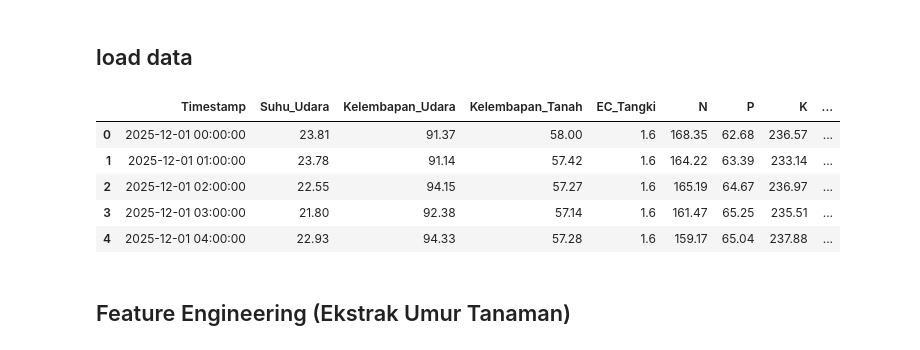
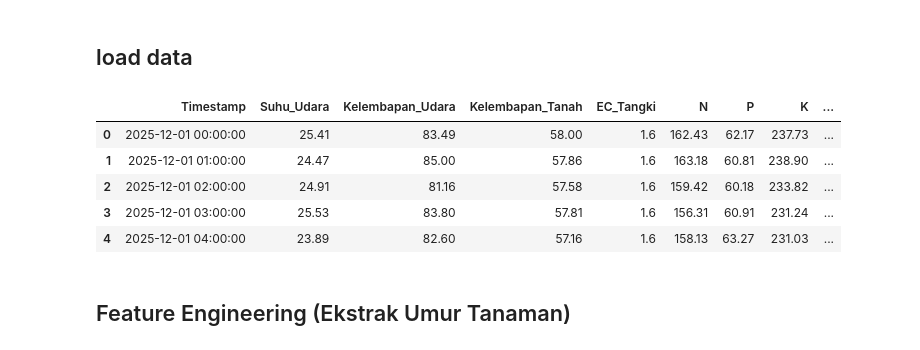
Before and after one commit to deevaz/precision_farming_adaptif, a Jupyter notebook: model1_target_ec.ipynb, the cells around one changed output. Saved outputs shown, nothing was run; the diff lists cells and outputs as text; code cells hidden in the pictures.

```diff
--- a/model1_target_ec.ipynb
+++ b/model1_target_ec.ipynb
@@ -13,18 +13,18 @@ import seaborn as sns
 # %% [markdown]
 ## load data
 # %%
-df = pd.read_csv('dataset/dataset_paprika_batu_scheduled_with_target.csv')
+df = pd.read_csv('dataset/dataset_paprika_ec.csv')
 
 df['Timestamp'] = pd.to_datetime(df['Timestamp'])
 
 df.head()
 # %% [output]
 |  | Timestamp | Suhu_Udara | Kelembapan_Udara | Kelembapan_Tanah | EC_Tangki | N | P | K | ... |
-| 0 | 2025-12-01 00:00:00 | 23.81 | 91.37 | 58.00 | 1.6 | 168.35 | 62.68 | 236.57 | ... |
-| 1 | 2025-12-01 01:00:00 | 23.78 | 91.14 | 57.42 | 1.6 | 164.22 | 63.39 | 233.14 | ... |
-| 2 | 2025-12-01 02:00:00 | 22.55 | 94.15 | 57.27 | 1.6 | 165.19 | 64.67 | 236.97 | ... |
-| 3 | 2025-12-01 03:00:00 | 21.80 | 92.38 | 57.14 | 1.6 | 161.47 | 65.25 | 235.51 | ... |
-| 4 | 2025-12-01 04:00:00 | 22.93 | 94.33 | 57.28 | 1.6 | 159.17 | 65.04 | 237.88 | ... |
+| 0 | 2025-12-01 00:00:00 | 25.41 | 83.49 | 58.00 | 1.6 | 162.43 | 62.17 | 237.73 | ... |
+| 1 | 2025-12-01 01:00:00 | 24.47 | 85.00 | 57.86 | 1.6 | 163.18 | 60.81 | 238.90 | ... |
+| 2 | 2025-12-01 02:00:00 | 24.91 | 81.16 | 57.58 | 1.6 | 159.42 | 60.18 | 233.82 | ... |
+| 3 | 2025-12-01 03:00:00 | 25.53 | 83.80 | 57.81 | 1.6 | 156.31 | 60.91 | 231.24 | ... |
+| 4 | 2025-12-01 04:00:00 | 23.89 | 82.60 | 57.16 | 1.6 | 158.13 | 63.27 | 231.03 | ... |
 # %% [markdown]
 ## Feature Engineering (Ekstrak Umur Tanaman)
 # %%
```
Also changed, not shown: parts of 2 cells of this notebook, 7 other files.
